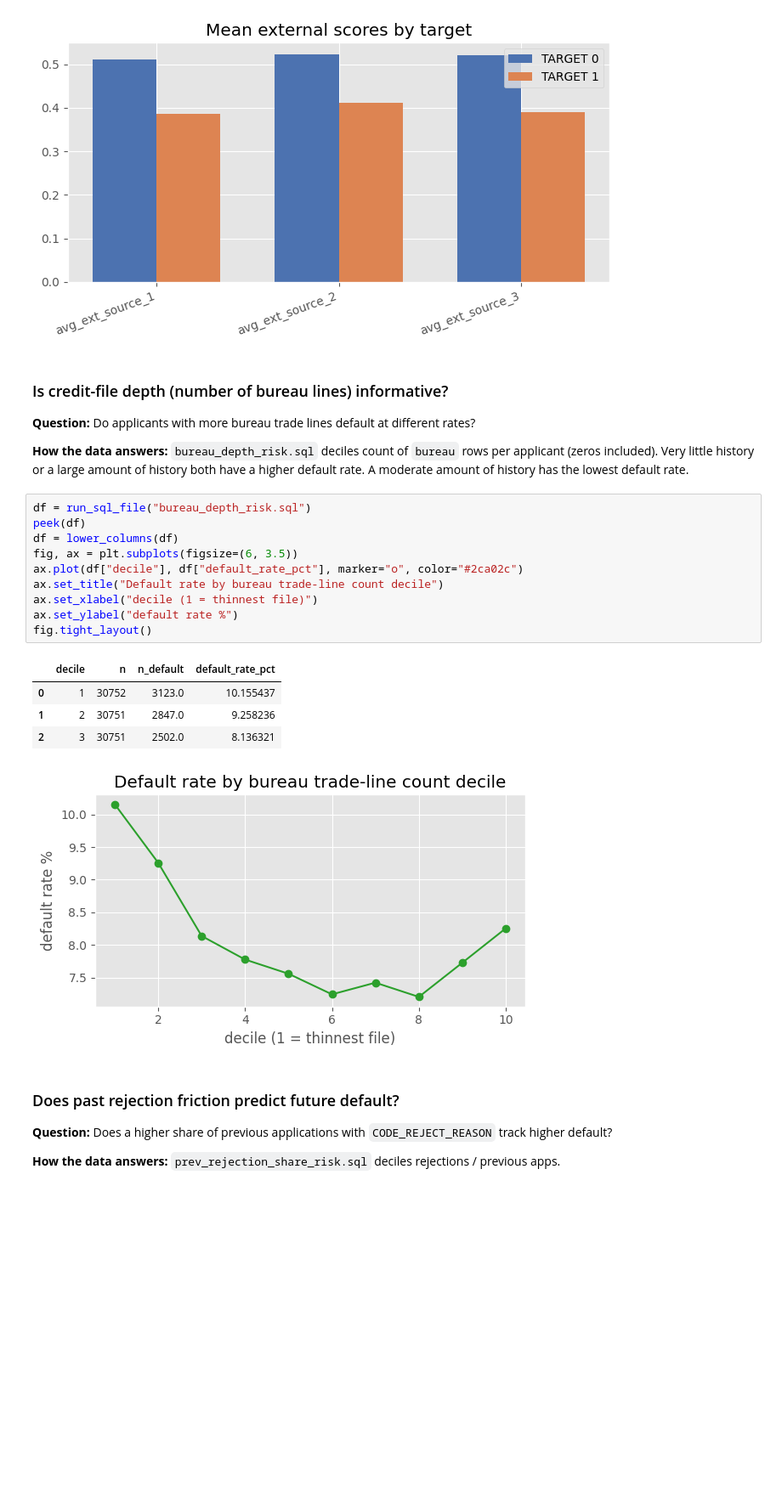
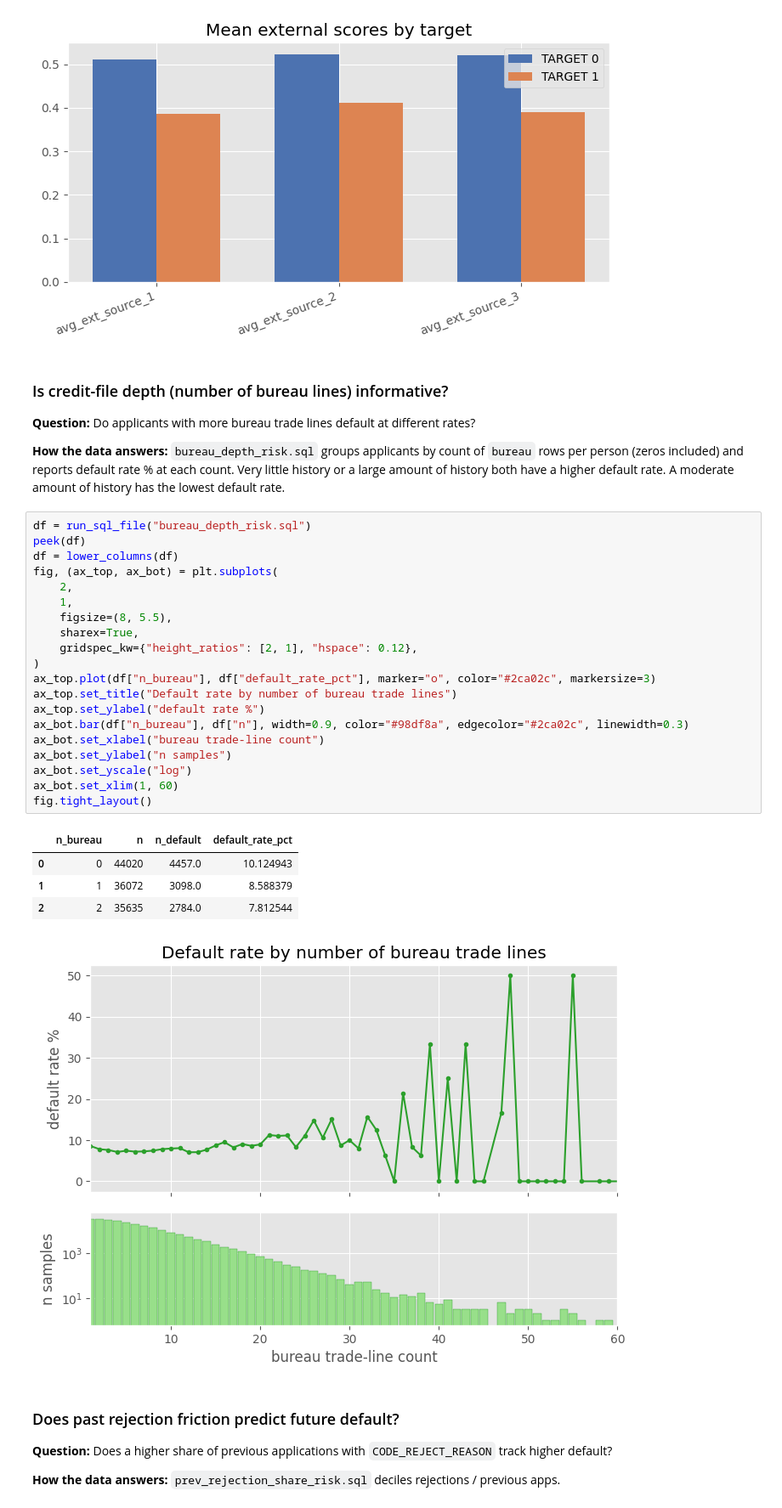
Before and after one commit to BDEvan5/credit-risk-ml, a Jupyter notebook: notebooks/01_eda.ipynb, the cells around one changed output. Shown at 85% size. Cells and saved outputs as stored; diff of their text form; blank space fills up the shorter version.

```diff
--- a/notebooks/01_eda.ipynb
+++ b/notebooks/01_eda.ipynb
@@ -274,23 +274,33 @@ fig.tight_layout()
 
 **Question:** Do applicants with more bureau trade lines default at different rates?
 
-**How the data answers:** `bureau_depth_risk.sql` deciles count of `bureau` rows per applicant (zeros included). Very little history or a large amount of history both have a higher default rate. A moderate amount of history has the lowest default rate.
+**How the data answers:** `bureau_depth_risk.sql` groups applicants by count of `bureau` rows per person (zeros included) and reports default rate % at each count. Very little history or a large amount of history both have a higher default rate. A moderate amount of history has the lowest default rate.
 # %%
 df = run_sql_file("bureau_depth_risk.sql")
 peek(df)
 df = lower_columns(df)
-fig, ax = plt.subplots(figsize=(6, 3.5))
-ax.plot(df["decile"], df["default_rate_pct"], marker="o", color="#2ca02c")
-ax.set_title("Default rate by bureau trade-line count decile")
-ax.set_xlabel("decile (1 = thinnest file)")
-ax.set_ylabel("default rate %")
+fig, (ax_top, ax_bot) = plt.subplots(
+    2,
+    1,
+    figsize=(8, 5.5),
+    sharex=True,
+    gridspec_kw={"height_ratios": [2, 1], "hspace": 0.12},
+)
+ax_top.plot(df["n_bureau"], df["default_rate_pct"], marker="o", color="#2ca02c", markersize=3)
+ax_top.set_title("Default rate by number of bureau trade lines")
+ax_top.set_ylabel("default rate %")
+ax_bot.bar(df["n_bureau"], df["n"], width=0.9, color="#98df8a", edgecolor="#2ca02c", linewidth=0.3)
+ax_bot.set_xlabel("bureau trade-line count")
+ax_bot.set_ylabel("n samples")
+ax_bot.set_yscale("log")
+ax_bot.set_xlim(1, 60)
 fig.tight_layout()
 # %% [output]
-|  | decile | n | n_default | default_rate_pct |
-| 0 | 1 | 30752 | 3123.0 | 10.155437 |
-| 1 | 2 | 30751 | 2847.0 | 9.258236 |
-| 2 | 3 | 30751 | 2502.0 | 8.136321 |
+|  | n_bureau | n | n_default | default_rate_pct |
+| 0 | 0 | 44020 | 4457.0 | 10.124943 |
+| 1 | 1 | 36072 | 3098.0 | 8.588379 |
+| 2 | 2 | 35635 | 2784.0 | 7.812544 |
-[figure, old version]
+[figure, new version]
 # %% [markdown]
 ### Does past rejection friction predict future default?
 
```
Also changed, not shown: parts of 4 cells of this notebook, 2 other files.
